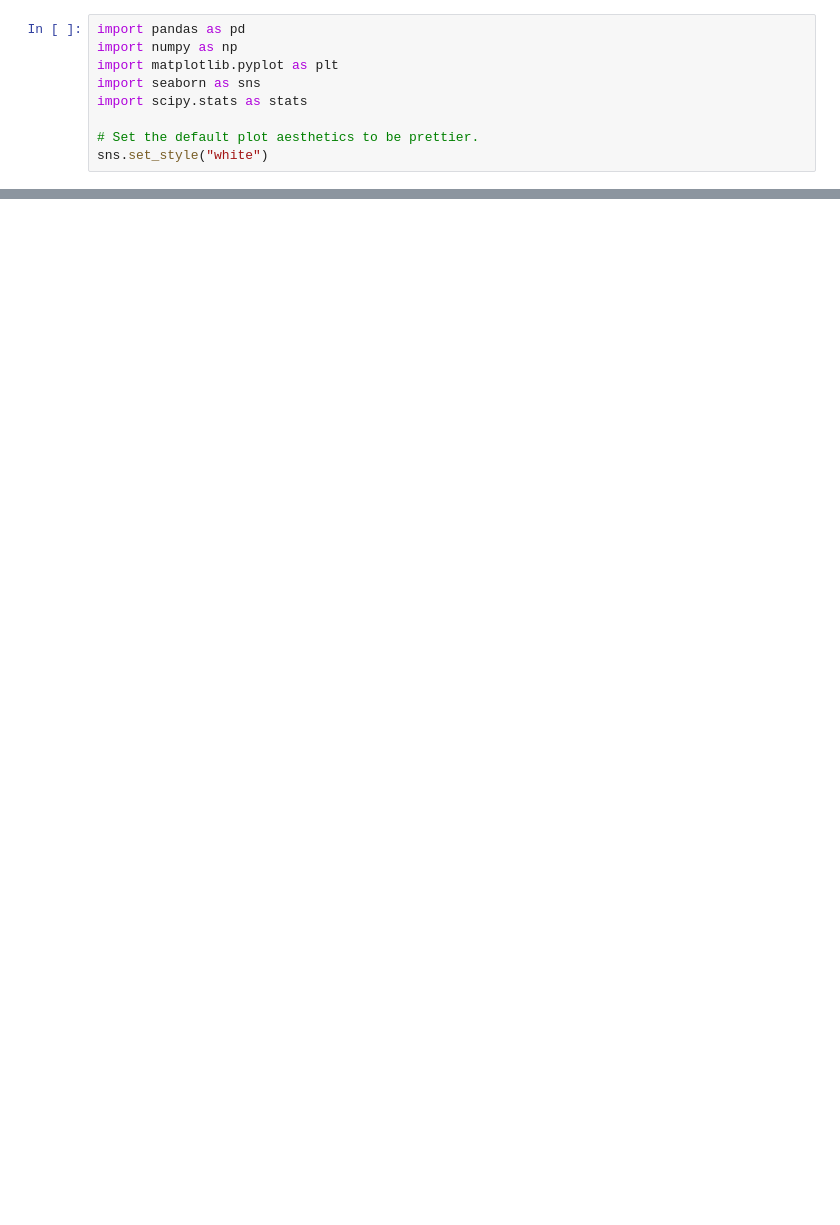
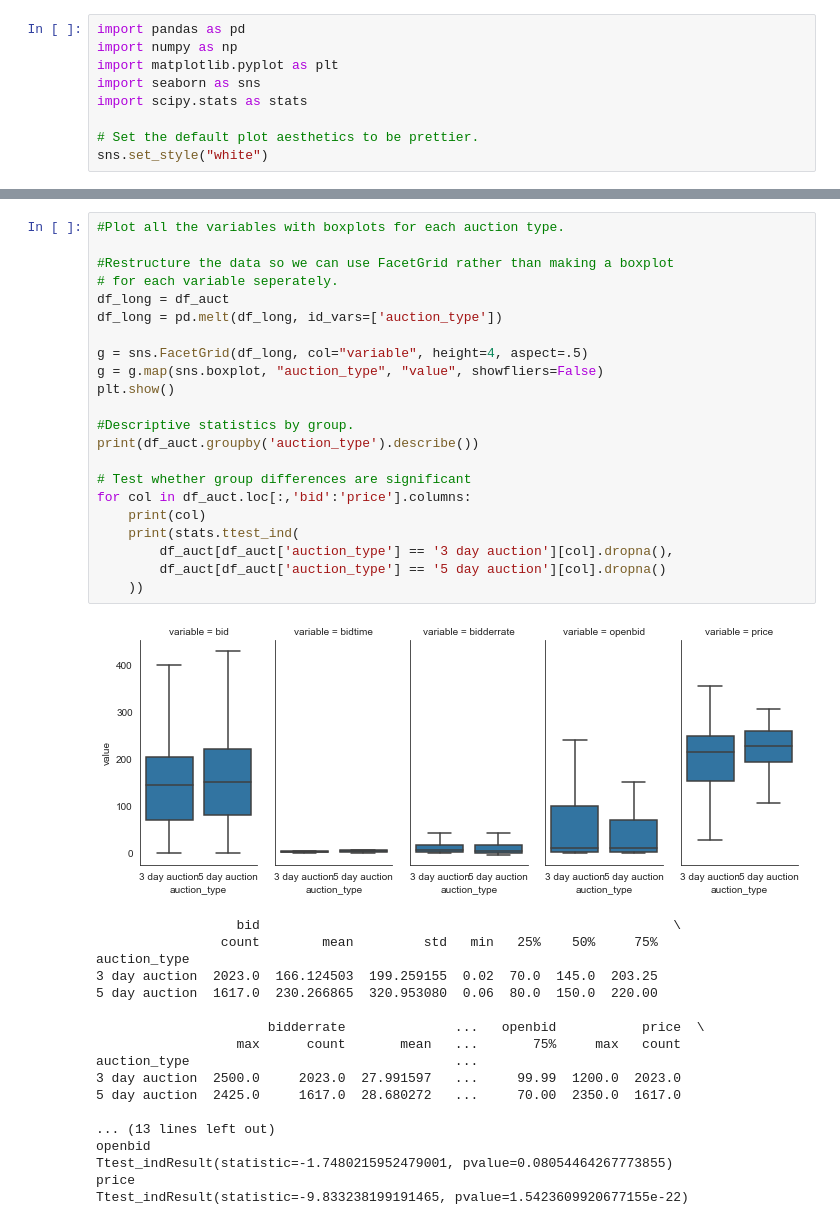
Before and after one commit to zgod89/Thinkful, a Jupyter notebook: unit2/u2l1a8.ipynb, the cells around one changed output, grey strips where cells are left out. Cells and saved outputs as stored; diff of their text form; blank space fills up the shorter version.

```diff
--- a/unit2/u2l1a8.ipynb
+++ b/unit2/u2l1a8.ipynb
@@ -50,0 +101,41 @@ ValueError: low >= high
+# %%
+#Plot all the variables with boxplots for each auction type.
+
+#Restructure the data so we can use FacetGrid rather than making a boxplot
+# for each variable seperately.
+df_long = df_auct
+df_long = pd.melt(df_long, id_vars=['auction_type'])
+
+g = sns.FacetGrid(df_long, col="variable", height=4, aspect=.5)
+g = g.map(sns.boxplot, "auction_type", "value", showfliers=False)
+plt.show()
+
+#Descriptive statistics by group.
+print(df_auct.groupby('auction_type').describe())
+
+# Test whether group differences are significant
+for col in df_auct.loc[:,'bid':'price'].columns:
+    print(col)
+    print(stats.ttest_ind(
+        df_auct[df_auct['auction_type'] == '3 day auction'][col].dropna(),
+        df_auct[df_auct['auction_type'] == '5 day auction'][col].dropna()
+    ))
+# %% [output]
+[figure, added]
+                  bid                                                     \
+                count        mean         std   min   25%    50%     75%
+auction_type
+3 day auction  2023.0  166.124503  199.259155  0.02  70.0  145.0  203.25
+5 day auction  1617.0  230.266865  320.953080  0.06  80.0  150.0  220.00
+
+                      bidderrate              ...   openbid           price  \
+                  max      count       mean   ...       75%     max   count
+auction_type                                  ...
+3 day auction  2500.0     2023.0  27.991597   ...     99.99  1200.0  2023.0
+5 day auction  2425.0     1617.0  28.680272   ...     70.00  2350.0  1617.0
+
+... (13 lines left out)
+openbid
+Ttest_indResult(statistic=-1.7480215952479001, pvalue=0.08054464267773855)
+price
+Ttest_indResult(statistic=-9.833238199191465, pvalue=1.5423609920677155e-22)
```
Also changed, not shown: parts of 14 cells of this notebook.
